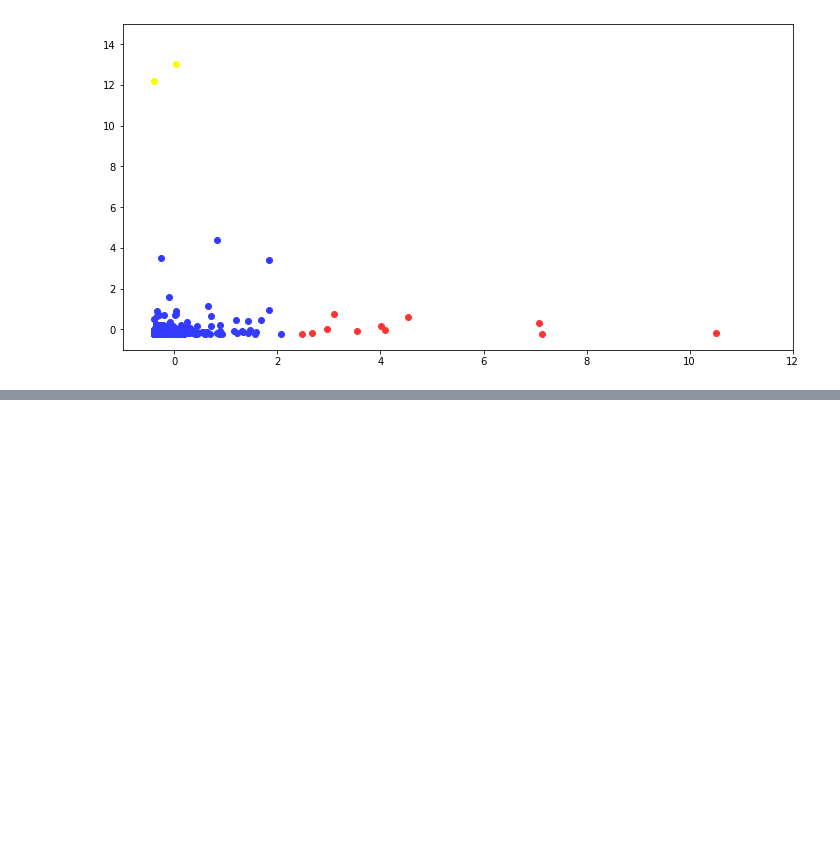
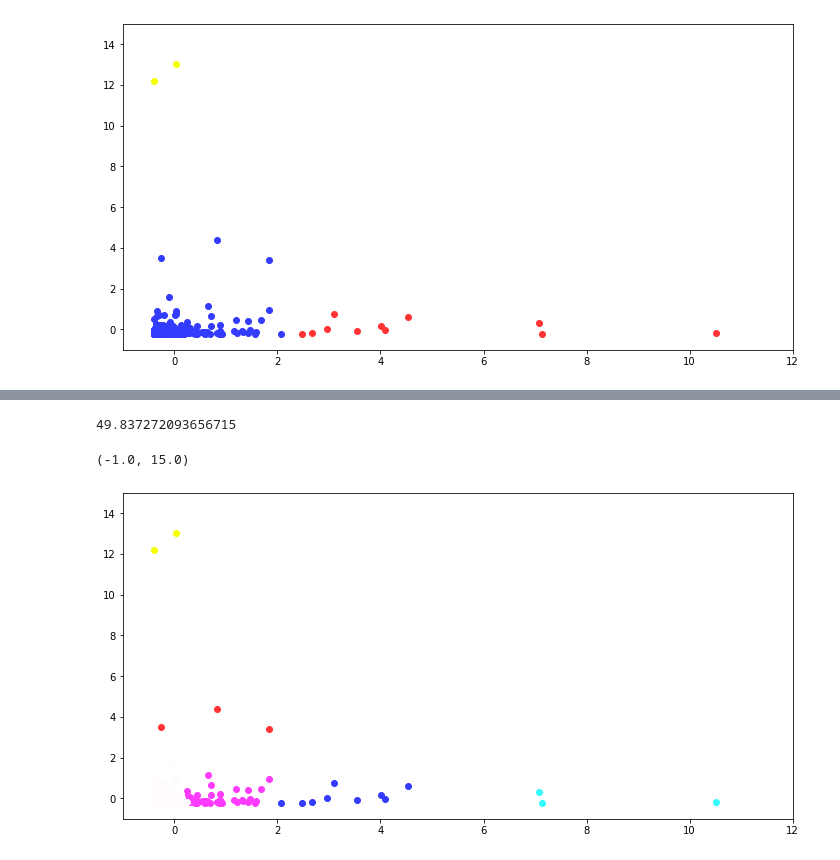
Before and after one commit to rezkysimanjuntak/Clustering-Pada-Ekspor-Barang-Menggunakan-Algoritma-K-Means, a Jupyter notebook: Modelling 4.ipynb, the cells around one changed output, grey strips where cells are left out. Cells and saved outputs as stored; diff of their text form; code cells hidden in the pictures; blank space fills up the shorter version.

```diff
--- a/Modelling 4.ipynb
+++ b/Modelling 4.ipynb
@@ -512,3 +512,17 @@ plt.ylim(-1,15)
 # %% [output]
 (-1.0, 15.0)
 [figure]
+# %%
+# fitting multiple k-means algorithms and storing the values in an empty list
+SSE = []
+for cluster in range(1,20):
+    kmeans = KMeans(n_jobs=-1, n_clusters = cluster, init='random')
+    kmeans.fit(data_scaled)
+    SSE.append(kmeans.inertia_)
+
+# converting the results into a dataframe and plotting them
+frame = pd.DataFrame({'Cluster':range(1,20), 'SSE':SSE})
+plt.figure(figsize=(12,6))
+plt.plot(frame['Cluster'], frame['SSE'], marker='o')
+plt.xlabel('Number of clusters')
+plt.ylabel('Inertia')
@@ -514,0 +534,5 @@ plt.ylim(-1,15)
+# %%
+# k means using 6 clusters and random initialization
+kmeans = KMeans(n_jobs=-1, n_clusters = 6, init='random')
+kmeans.fit(data_scaled)
+pred = kmeans.predict(data_scaled)
@@ -514,0 +551,22 @@ plt.ylim(-1,15)
+# %%
+# inertia on the fitted data
+kmeans.inertia_
+# %% [output]
+49.837272093656715
+# %%
+# save new clusters for cahrt
+y_km = kmeans.fit_predict(data_scaled)
+# %%
+# create scatter plot
+plt.figure(figsize=(12,6))
+plt.scatter(data_scaled[y_km ==0,0], data_scaled[y_km == 0,1], c='#f5ff00')
+plt.scatter(data_scaled[y_km ==1,0], data_scaled[y_km == 1,1], c='#ff3333')
+plt.scatter(data_scaled[y_km ==2,0], data_scaled[y_km == 2,1], c='#333bff')
+plt.scatter(data_scaled[y_km ==3,0], data_scaled[y_km == 3,1], c='#ff3bff')
+plt.scatter(data_scaled[y_km ==4,0], data_scaled[y_km == 4,1], c='#fffbff')
+plt.scatter(data_scaled[y_km ==5,0], data_scaled[y_km == 5,1], c='#33fbff')
+plt.xlim(-1,12)
+plt.ylim(-1,15)
+# %% [output]
+(-1.0, 15.0)
+[figure, added]
```
Also changed, not shown: parts of 4 cells of this notebook.
